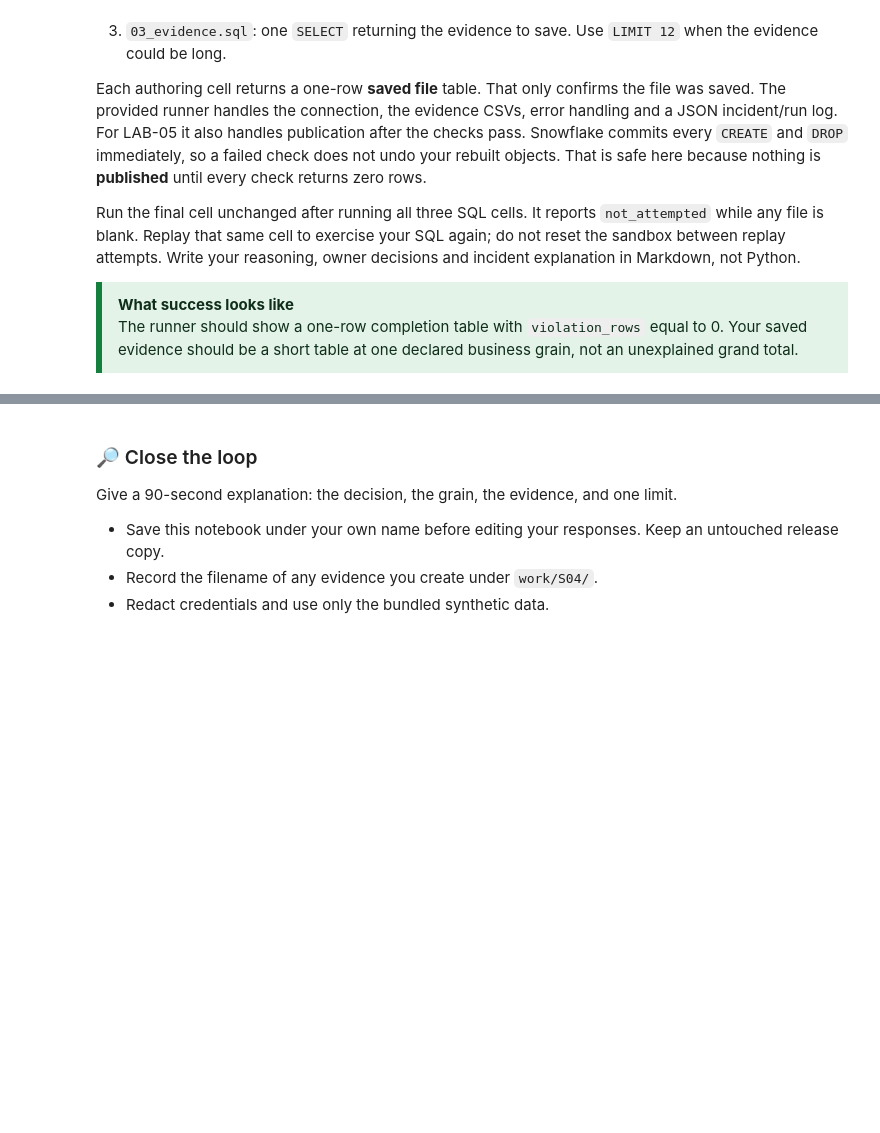
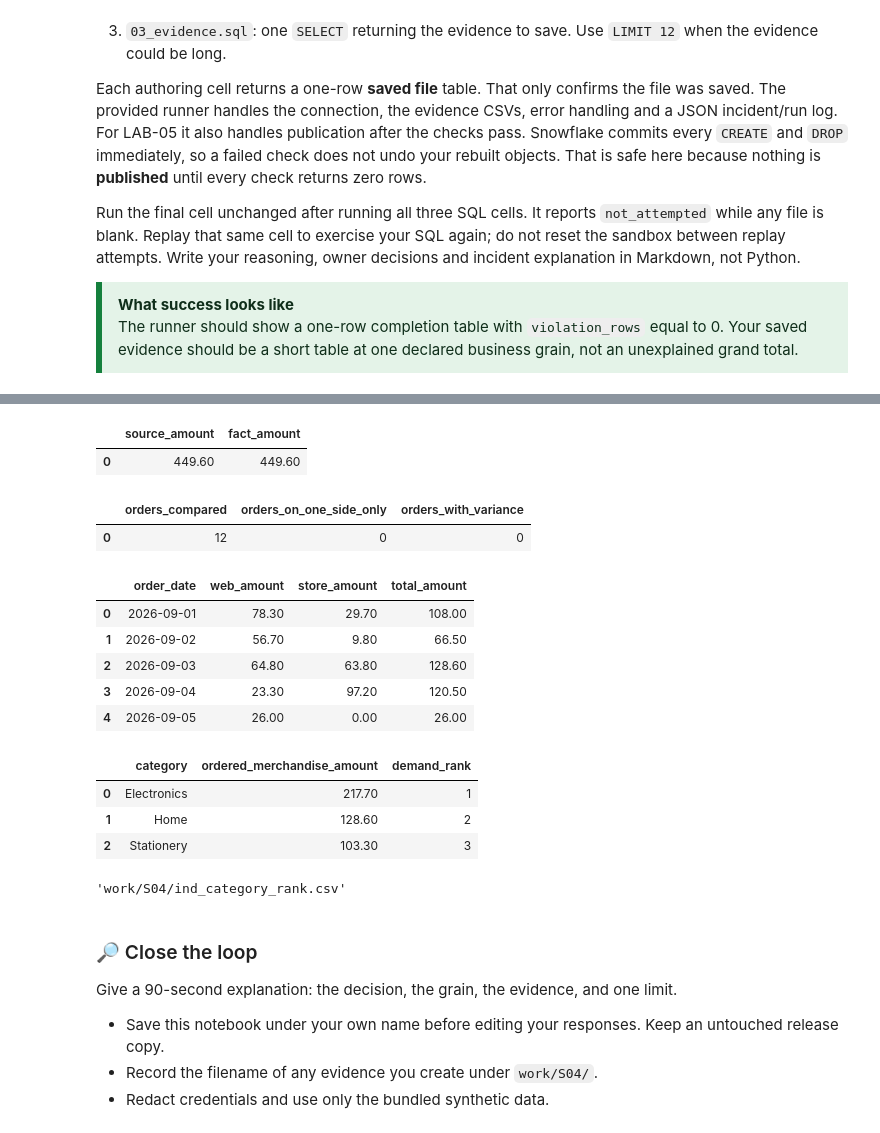
Before and after one commit to JonathanDrivas/Calibration-Detector, a Jupyter notebook: S04_LAB02_Yolande_Xia_xx2579.ipynb, the cells around one changed output, grey strips where cells are left out. Drawn from its saved outputs; the diff is of its cells as text; code cells hidden in the pictures; blank space fills up the shorter version.

```diff
--- a/S04_LAB02_Yolande_Xia_xx2579.ipynb
+++ b/S04_LAB02_Yolande_Xia_xx2579.ipynb
@@ -1181,3 +1478,83 @@ lab_runner.run(2)
+# %%
+# Total reconciliation: excludes cancelled orders.
+ind_reconciliation = SQL("""
+SELECT
+    (SELECT SUM(l.quantity::integer * l.unit_price::number(12,2)
+                - l.line_discount::number(12,2))
+     FROM gc3260_l02_ind.raw_lines l
+     JOIN gc3260_l02_ind.raw_orders o USING (order_id)
+     WHERE o.status <> 'cancelled') AS source_amount,
+    (SELECT SUM(merchandise_amount)
+     FROM gc3260_l02_ind.fct_order_lines
+     WHERE status <> 'cancelled') AS fact_amount
+""")
+display(ind_reconciliation)
+
+# Order reconciliation: includes all order statuses.
+ind_order_reconciliation = SQL("""
+WITH source_orders AS (
+    SELECT order_id,
+           SUM(quantity::integer * unit_price::number(12,2)
+               - line_discount::number(12,2)) AS source_amount
+    FROM gc3260_l02_ind.raw_lines
+    GROUP BY order_id
+),
+fact_orders AS (
+    SELECT order_id, SUM(merchandise_amount) AS fact_amount
+    FROM gc3260_l02_ind.fct_order_lines
+    GROUP BY order_id
+)
+SELECT COUNT(*) AS orders_compared,
+       COUNT_IF(s.order_id IS NULL OR f.order_id IS NULL)
+           AS orders_on_one_side_only,
+       COUNT_IF(s.source_amount IS NULL
+                OR f.fact_amount IS NULL
+                OR s.source_amount <> f.fact_amount)
+           AS orders_with_variance
+FROM source_orders s
+FULL OUTER JOIN fact_orders f ON f.order_id = s.order_id
+""")
+display(ind_order_reconciliation)
+
+# Daily channel demand.
+ind_channel_by_day = SQL("""
+SELECT order_date, web_amount, store_amount, total_amount
+FROM gc3260_l02_ind.v_channel_by_day
+ORDER BY order_date
+LIMIT 12
+""")
+display(ind_channel_by_day)
+
+# Category demand ranking.
+ind_category_rank = SQL("""
+SELECT category, ordered_merchandise_amount, demand_rank
+FROM gc3260_l02_ind.v_category_rank
+ORDER BY demand_rank, category
+LIMIT 12
+""")
+display(ind_category_rank)
+
+# Save all four evidence tables.
+ck.save_evidence("S04", "ind_reconciliation", ind_reconciliation)
+ck.save_evidence("S04", "ind_order_reconciliation", ind_order_reconciliation)
+ck.save_evidence("S04", "ind_channel_by_day", ind_channel_by_day)
+ck.save_evidence("S04", "ind_category_rank", ind_category_rank)
+# %% [output]
+|  | source_amount | fact_amount |
+| 0 | 449.60 | 449.60 |
+|  | orders_compared | orders_on_one_side_only | orders_with_variance |
+| 0 | 12 | 0 | 0 |
+|  | order_date | web_amount | store_amount | total_amount |
+| 0 | 2026-09-01 | 78.30 | 29.70 | 108.00 |
+| 1 | 2026-09-02 | 56.70 | 9.80 | 66.50 |
+| 2 | 2026-09-03 | 64.80 | 63.80 | 128.60 |
+| 3 | 2026-09-04 | 23.30 | 97.20 | 120.50 |
+| 4 | 2026-09-05 | 26.00 | 0.00 | 26.00 |
+|  | category | ordered_merchandise_amount | demand_rank |
+| 0 | Electronics | 217.70 | 1 |
+| 1 | Home | 128.60 | 2 |
+| 2 | Stationery | 103.30 | 3 |
+'work/S04/ind_category_rank.csv'
 # %% [markdown]
 ### 🔎 Close the loop
 
```
Also changed, not shown: parts of 44 cells of this notebook.
